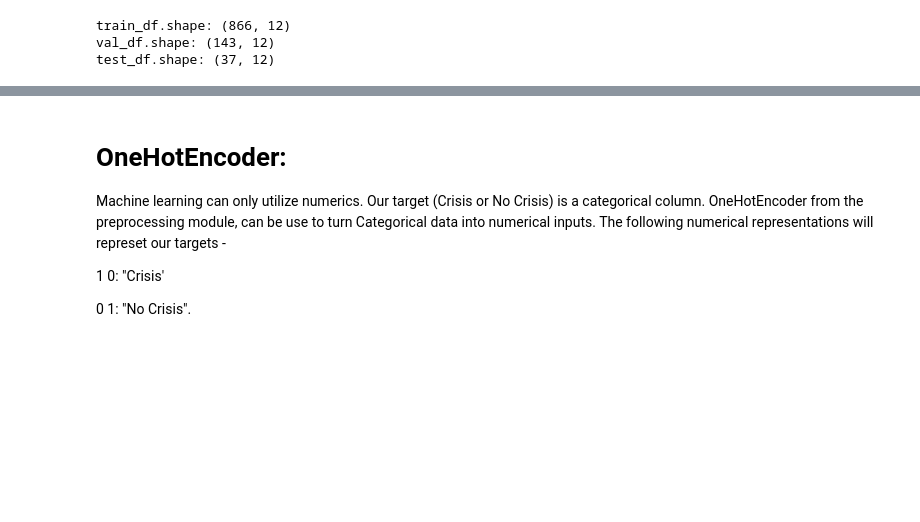
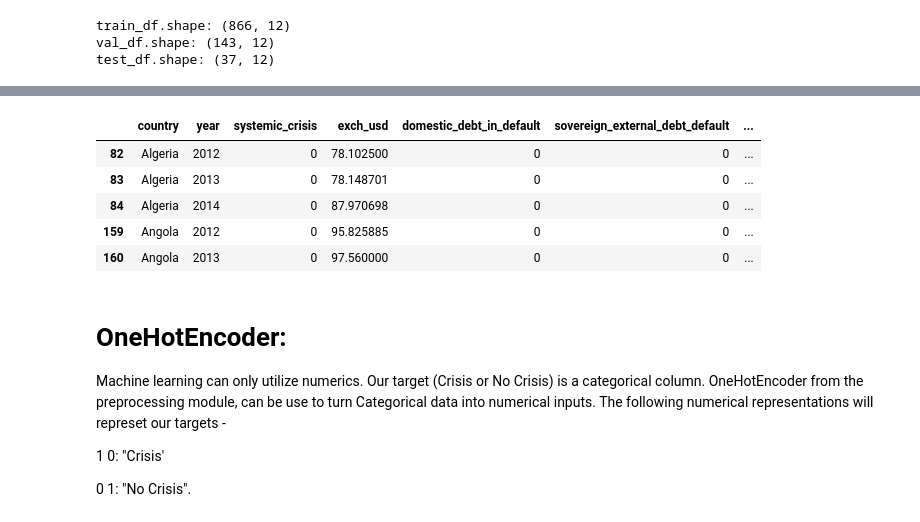
Before and after one commit to LeeBoy-Hmong/MachineLearning, a Jupyter notebook: FinancialCrisis/FinancialAfrica.ipynb, the cells around one changed output, grey strips where cells are left out. Cells and saved outputs as stored; diff of their text form; code cells hidden in the pictures; blank space fills up the shorter version.

```diff
--- a/FinancialCrisis/FinancialAfrica.ipynb
+++ b/FinancialCrisis/FinancialAfrica.ipynb
@@ -303,0 +322,9 @@ test_df.shape: (37, 12)
+# %%
+test_df.head()
+# %% [output]
+|  | country | year | systemic_crisis | exch_usd | domestic_debt_in_default | sovereign_external_debt_default | ... |
+| 82 | Algeria | 2012 | 0 | 78.102500 | 0 | 0 | ... |
+| 83 | Algeria | 2013 | 0 | 78.148701 | 0 | 0 | ... |
+| 84 | Algeria | 2014 | 0 | 87.970698 | 0 | 0 | ... |
+| 159 | Angola | 2012 | 0 | 95.825885 | 0 | 0 | ... |
+| 160 | Angola | 2013 | 0 | 97.560000 | 0 | 0 | ... |
```
Also changed, not shown: parts of 10 cells of this notebook.
